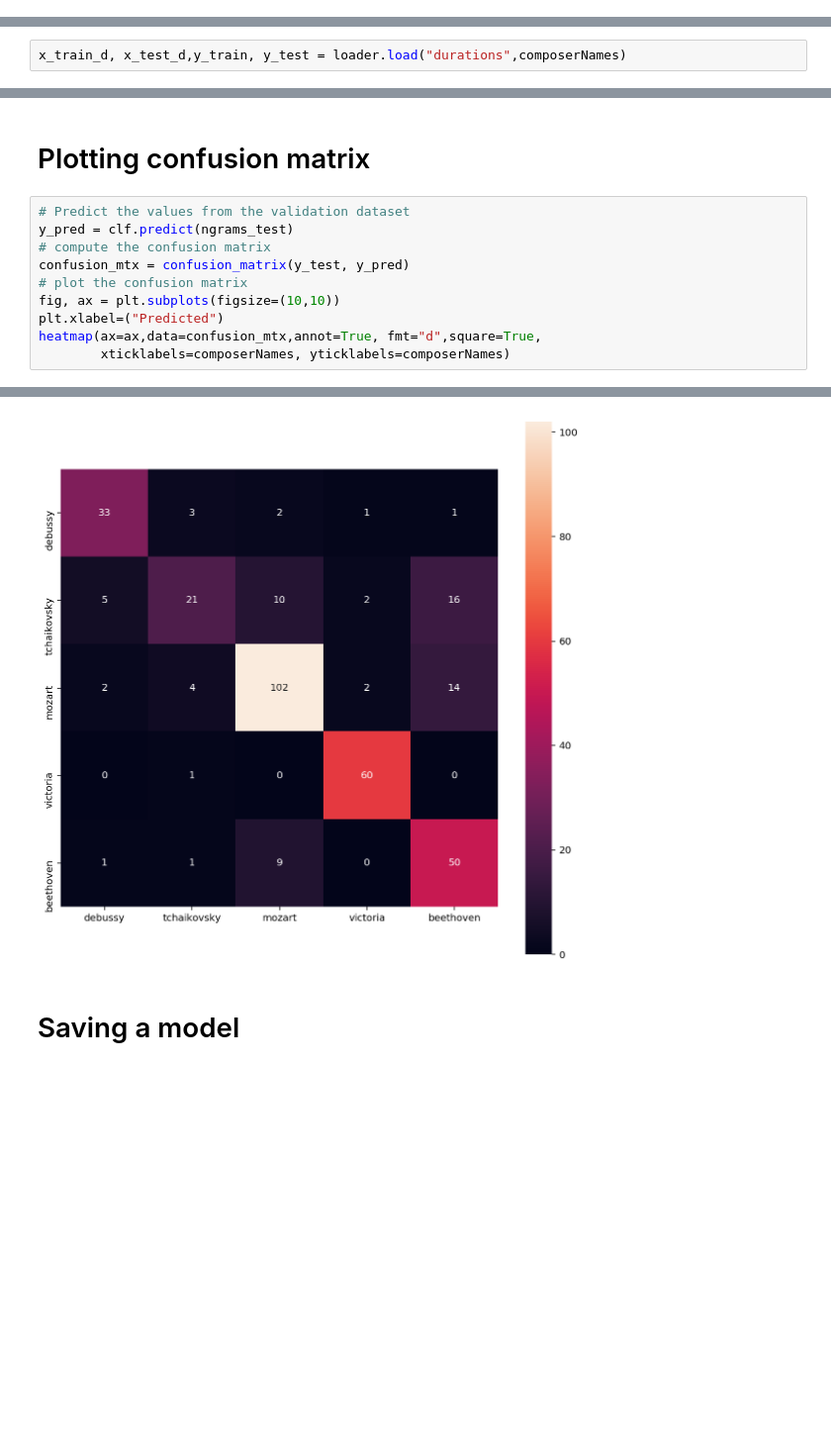
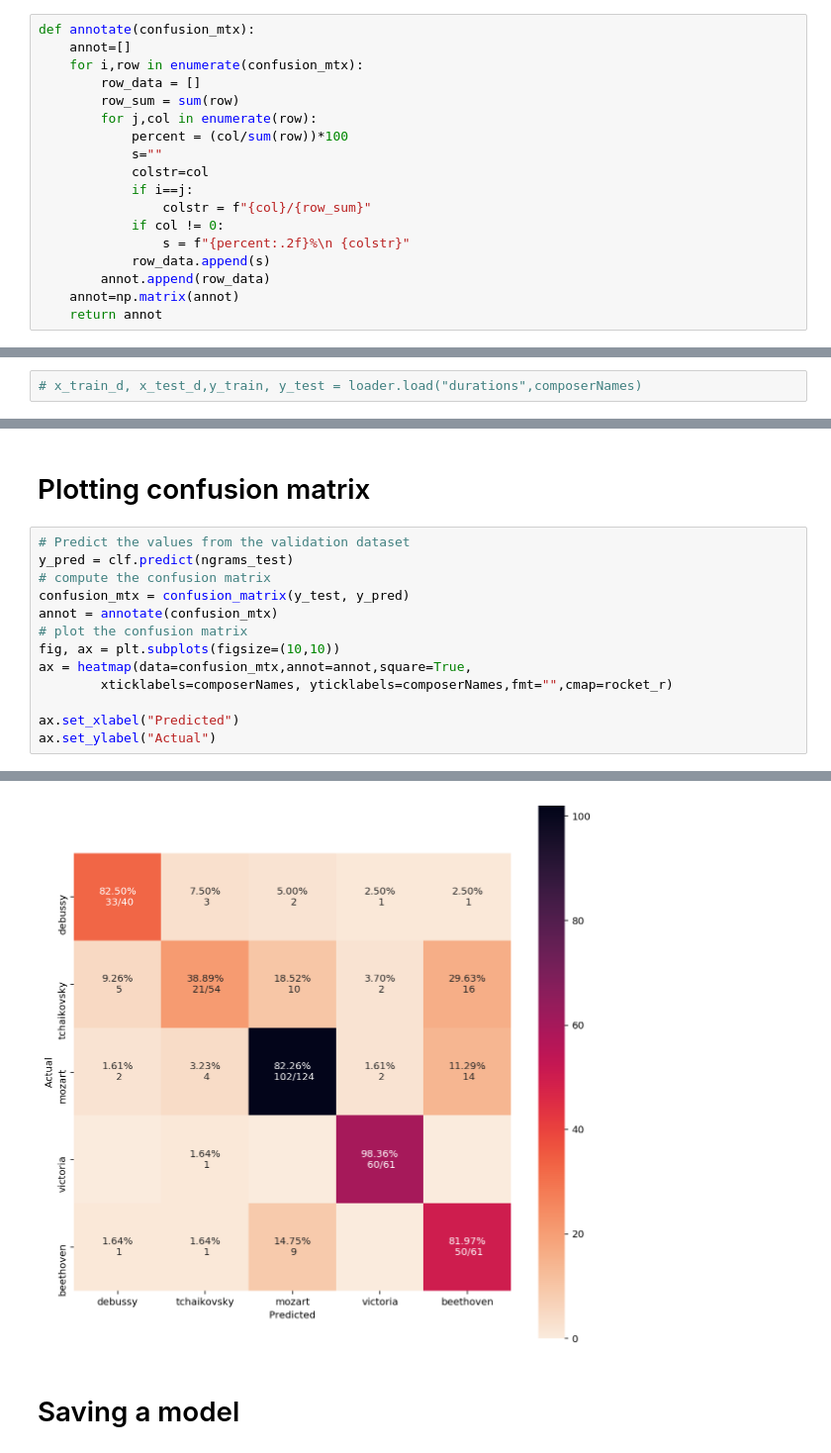
Before and after one commit to Vnulartex/NotationClassifier, a Jupyter notebook: Note_pitches.ipynb, the cells around one changed output, grey strips where cells are left out. Shown at 99% size. Saved outputs shown, nothing was run; the diff lists cells and outputs as text; blank space fills up the shorter version.

Commit message:
heatmap changes

```diff
--- a/Note_pitches.ipynb
+++ b/Note_pitches.ipynb
@@ -100,6 +101,24 @@ def find_chord(in_list):
         costs.append(cost)
     i = list.index(costs,min(costs))
     return combine_item(root,i,12)
+# %%
+def annotate(confusion_mtx):
+    annot=[]
+    for i,row in enumerate(confusion_mtx):
+        row_data = []
+        row_sum = sum(row)
+        for j,col in enumerate(row):
+            percent = (col/sum(row))*100
+            s=""
+            colstr=col
+            if i==j:
+                colstr = f"{col}/{row_sum}"
+            if col != 0:
+                s = f"{percent:.2f}%\n {colstr}"
+            row_data.append(s)
+        annot.append(row_data)
+    annot=np.matrix(annot)
+    return annot
 # %% [markdown]
 ## Loading data
 # %%
@@ -151,7 +170,7 @@ pd.DataFrame(counts,index=["train","test"])
 x_train = [str([chord[0] for chord in example ]) for example in x_train_ch]
 x_test = [str([chord[0] for chord in example]) for example in x_test_ch]
 # %%
-x_train_d, x_test_d,y_train, y_test = loader.load("durations",composerNames)
+# x_train_d, x_test_d,y_train, y_test = loader.load("durations",composerNames)
 # %%
 # x_train = [str([find_chord(chord) for chord in example ]) for example in x_train_ch]
 # x_test = [str([find_chord(chord) for chord in example])for example in x_test_ch]
@@ -223,9 +245,12 @@ acc: 0.7823529411764706
 y_pred = clf.predict(ngrams_test)
 # compute the confusion matrix
 confusion_mtx = confusion_matrix(y_test, y_pred)
+annot = annotate(confusion_mtx)
 # plot the confusion matrix
 fig, ax = plt.subplots(figsize=(10,10))
-plt.xlabel=("Predicted")
-heatmap(ax=ax,data=confusion_mtx,annot=True, fmt="d",square=True,
-        xticklabels=composerNames, yticklabels=composerNames)
+ax = heatmap(data=confusion_mtx,annot=annot,square=True,
+        xticklabels=composerNames, yticklabels=composerNames,fmt="",cmap=rocket_r)
+
+ax.set_xlabel("Predicted")
+ax.set_ylabel("Actual")
 # %% [output]
@@ -233,4 +258,4 @@ heatmap(ax=ax,data=confusion_mtx,annot=True, fmt="d",square=True,
-[figure, old version]
+[figure, new version]
 # %% [markdown]
 # Saving a model
 # %%
```
Also changed, not shown: parts of 3 cells of this notebook.
